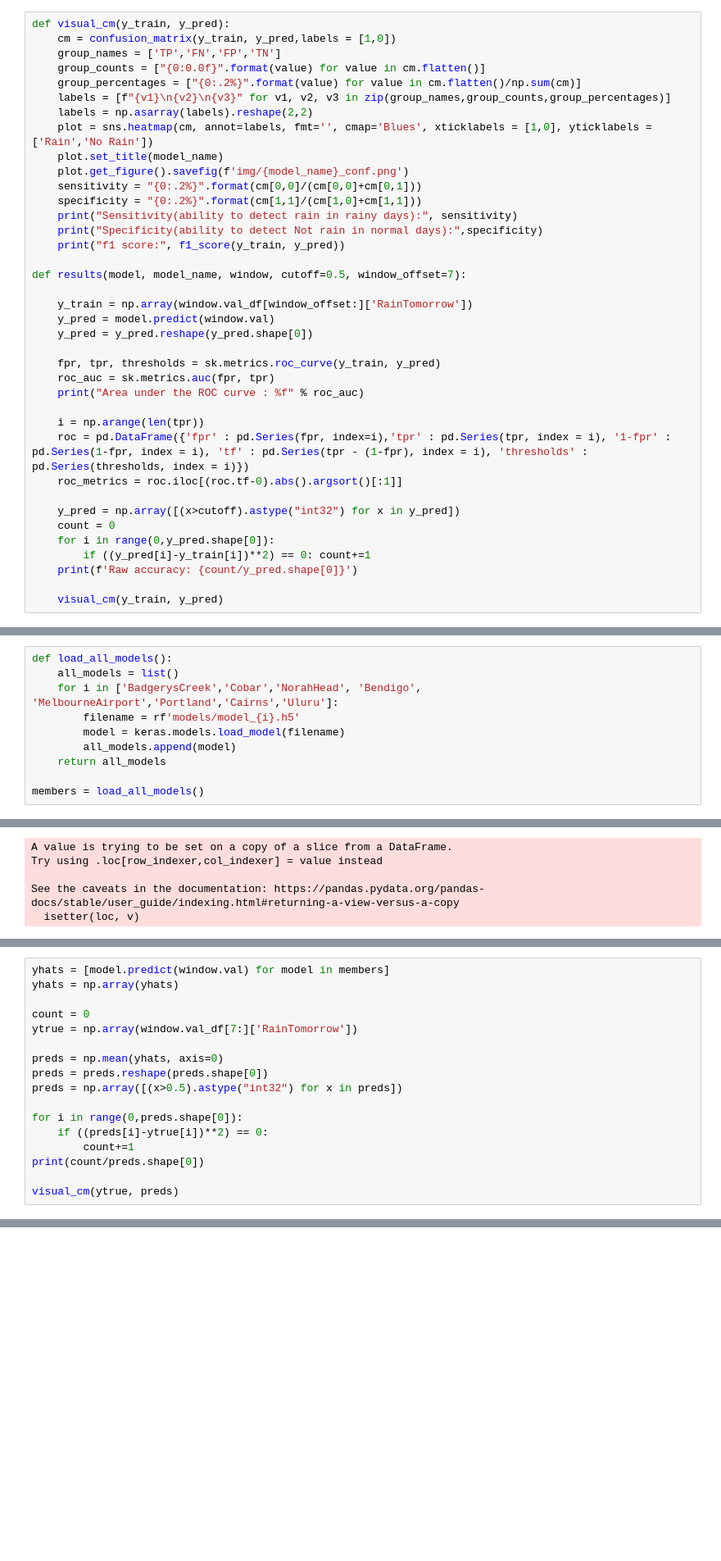
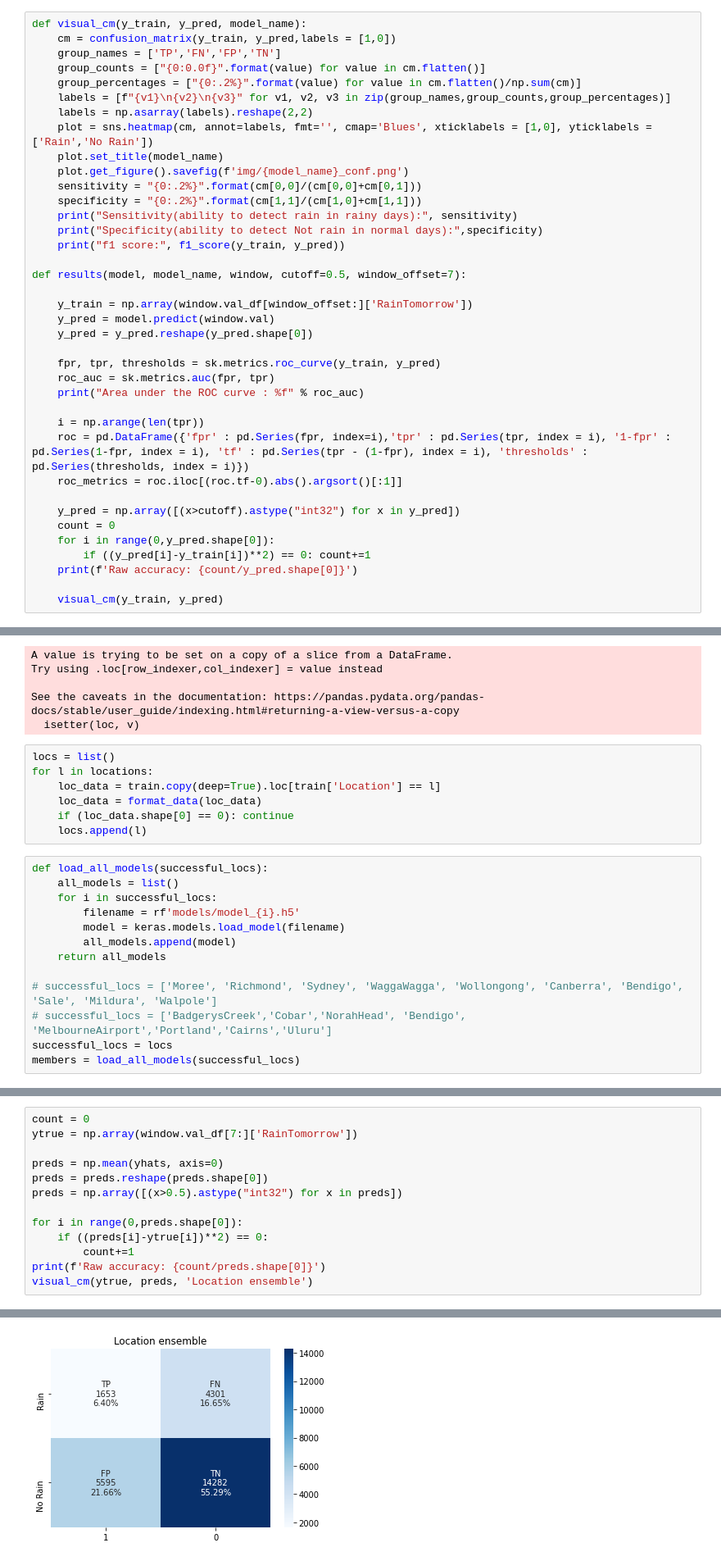
Before and after one commit to jpcaltabiano/DS502_weather_prediction, a Jupyter notebook: jpcaltabiano/final.ipynb, the cells around one changed output, grey strips where cells are left out. Shown at 82% size. Drawn from its saved outputs; the diff is of its cells as text; blank space fills up the shorter version.

```diff
--- a/jpcaltabiano/final.ipynb
+++ b/jpcaltabiano/final.ipynb
@@ -148,7 +154,7 @@ class WindowGenerator():
             self._example = result
         return result
 # %%
-def visual_cm(y_train, y_pred):
+def visual_cm(y_train, y_pred, model_name):
     cm = confusion_matrix(y_train, y_pred,labels = [1,0])
     group_names = ['TP','FN','FP','TN']
     group_counts = ["{0:0.0f}".format(value) for value in cm.flatten()]
@@ -486,13 +540,3 @@ for l in locations:
-# %%
-def load_all_models():
-    all_models = list()
-    for i in ['BadgerysCreek','Cobar','NorahHead', 'Bendigo', 'MelbourneAirport','Portland','Cairns','Uluru']:
-        filename = rf'models/model_{i}.h5'
-        model = keras.models.load_model(filename)
-        all_models.append(model)
-    return all_models
-
-members = load_all_models()
 # %%
 e_train = train.copy(deep=True)
 e_val = val.copy(deep=True)
@@ -522,3 +566,23 @@ Try using .loc[row_indexer,col_indexer] = value instead
 
 See the caveats in the documentation: https://pandas.pydata.org/pandas-docs/stable/user_guide/indexing.html#returning-a-view-versus-a-copy
   isetter(loc, v)
+# %%
+locs = list()
+for l in locations:
+    loc_data = train.copy(deep=True).loc[train['Location'] == l]
+    loc_data = format_data(loc_data)
+    if (loc_data.shape[0] == 0): continue
+    locs.append(l)
+# %%
+def load_all_models(successful_locs):
+    all_models = list()
+    for i in successful_locs:
+        filename = rf'models/model_{i}.h5'
+        model = keras.models.load_model(filename)
+        all_models.append(model)
+    return all_models
+
+# successful_locs = ['Moree', 'Richmond', 'Sydney', 'WaggaWagga', 'Wollongong', 'Canberra', 'Bendigo', 'Sale', 'Mildura', 'Walpole']
+# successful_locs = ['BadgerysCreek','Cobar','NorahHead', 'Bendigo', 'MelbourneAirport','Portland','Cairns','Uluru']
+successful_locs = locs
+members = load_all_models(successful_locs)
@@ -525,7 +592,4 @@ See the caveats in the documentation: https://pandas.pydata.org/pandas-docs/stab
 # %%
-yhats = [model.predict(window.val) for model in members]
-yhats = np.array(yhats)
-
 count = 0
 ytrue = np.array(window.val_df[7:]['RainTomorrow'])
 
@@ -536,7 +600,6 @@ preds = np.array([(x>0.5).astype("int32") for x in preds])
 for i in range(0,preds.shape[0]):
     if ((preds[i]-ytrue[i])**2) == 0:
         count+=1
-print(count/preds.shape[0])
-
-visual_cm(ytrue, preds)
+print(f'Raw accuracy: {count/preds.shape[0]}')
+visual_cm(ytrue, preds, 'Location ensemble')
 # %% [output]
@@ -547,0 +610 @@ ValueError: in user code:
+[figure, added]
```
Also changed, not shown: parts of 6 cells of this notebook, 46 other files.
